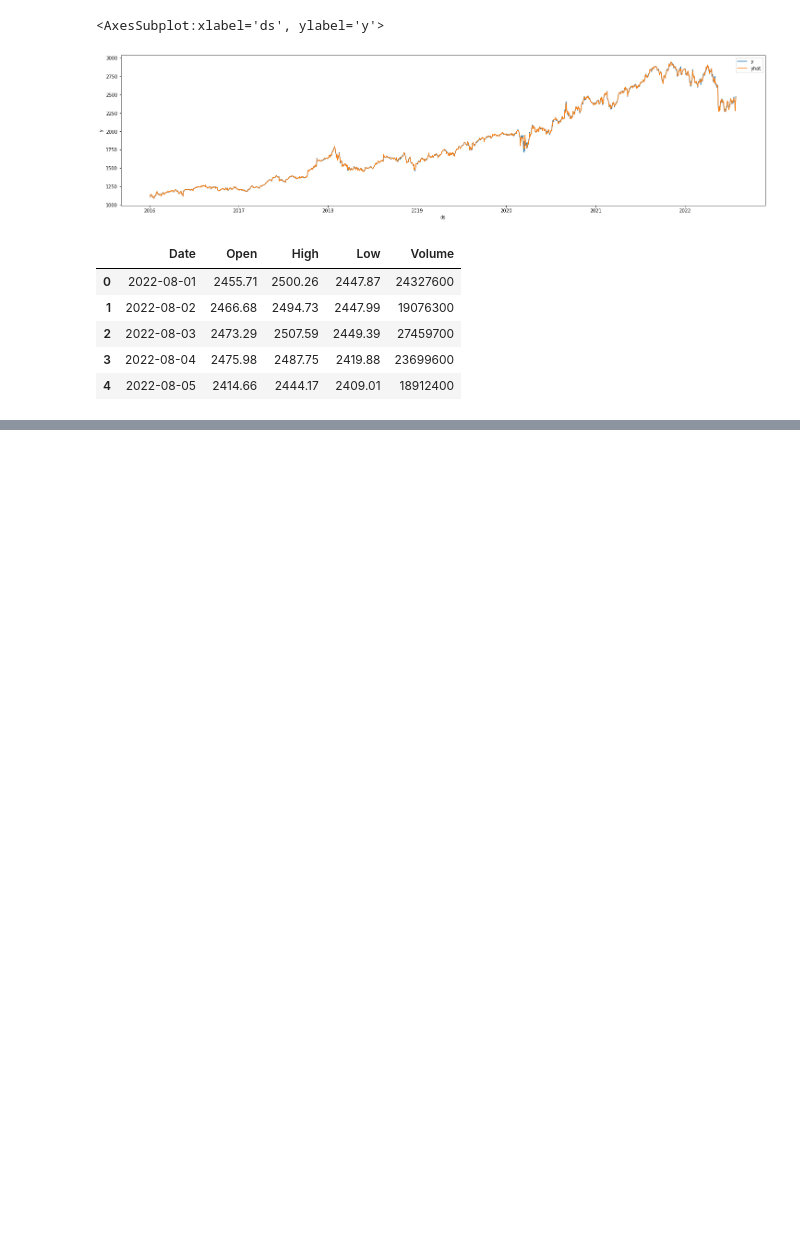
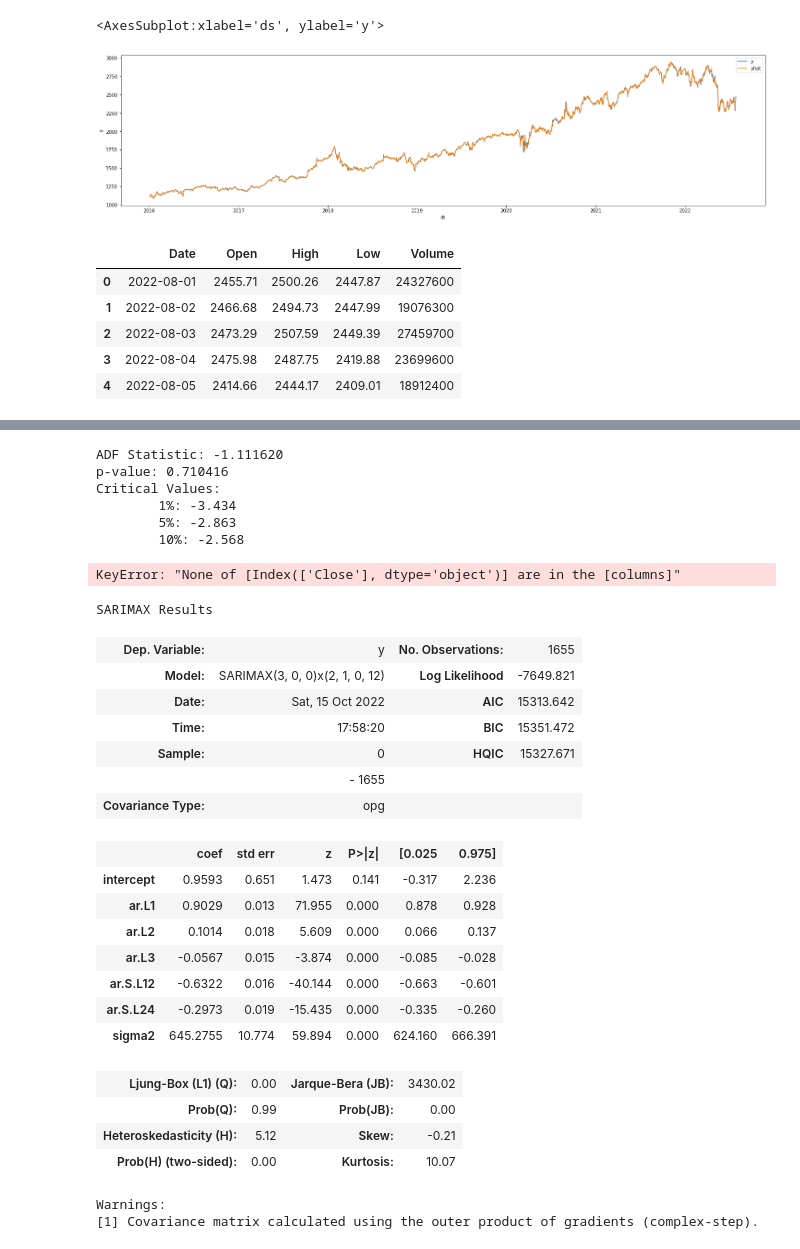
Before and after one commit to MadKauSing/kaggle-DA-MI, a Jupyter notebook: data-analytics-ue20cs312/test.ipynb, the cells around one changed output, grey strips where cells are left out. Cells and saved outputs as stored; diff of their text form; code cells hidden in the pictures; blank space fills up the shorter version.

Commit message:
sktime

```diff
--- a/data-analytics-ue20cs312/test.ipynb
+++ b/data-analytics-ue20cs312/test.ipynb
@@ -217,0 +254,19 @@ ans.to_csv('./ans.csv',index=False)
+# %%
+import sktime as skt
+# dickey fuller test for determining if data is stationary
+from statsmodels.tsa.stattools import adfuller
+df_test=df['Open']
+# df_test.dtypes
+result = adfuller(df_test)
+print('ADF Statistic: %f' % result[0])
+print('p-value: %f' % result[1])
+print('Critical Values:')
+for key, value in result[4].items():
+  print('\t%s: %.3f' % (key, value))
+# %% [output]
+ADF Statistic: -1.111620
+p-value: 0.710416
+Critical Values:
+        1%: -3.434
+        5%: -2.863
+        10%: -2.568
@@ -217,0 +276,38 @@ ans.to_csv('./ans.csv',index=False)
+# %%
+import pmdarima as pm
+sxmodel = pm.auto_arima(df[['Close']], exogenous=df[['Volume']],
+                           start_p=1, start_q=1,
+                           test='adf',
+                           max_p=3, max_q=3, m=12,
+                           start_P=0, seasonal=True,
+                           d=None, D=1, trace=True,
+                           error_action='ignore',
+                           suppress_warnings=True,
+                           stepwise=True)
+# %% [output]
+KeyError: "None of [Index(['Close'], dtype='object')] are in the [columns]"
+# %%
+sxmodel.summary()
+# %% [output]
+SARIMAX Results
+| Dep. Variable: | y | No. Observations: | 1655 |
+| Model: | SARIMAX(3, 0, 0)x(2, 1, 0, 12) | Log Likelihood | -7649.821 |
+| Date: | Sat, 15 Oct 2022 | AIC | 15313.642 |
+| Time: | 17:58:20 | BIC | 15351.472 |
+| Sample: | 0 | HQIC | 15327.671 |
+|  | - 1655 |  |  |
+| Covariance Type: | opg |  |  |
+|  | coef | std err | z | P>|z| | [0.025 | 0.975] |
+| intercept | 0.9593 | 0.651 | 1.473 | 0.141 | -0.317 | 2.236 |
+| ar.L1 | 0.9029 | 0.013 | 71.955 | 0.000 | 0.878 | 0.928 |
+| ar.L2 | 0.1014 | 0.018 | 5.609 | 0.000 | 0.066 | 0.137 |
+| ar.L3 | -0.0567 | 0.015 | -3.874 | 0.000 | -0.085 | -0.028 |
+| ar.S.L12 | -0.6322 | 0.016 | -40.144 | 0.000 | -0.663 | -0.601 |
+| ar.S.L24 | -0.2973 | 0.019 | -15.435 | 0.000 | -0.335 | -0.260 |
+| sigma2 | 645.2755 | 10.774 | 59.894 | 0.000 | 624.160 | 666.391 |
+| Ljung-Box (L1) (Q): | 0.00 | Jarque-Bera (JB): | 3430.02 |
+| Prob(Q): | 0.99 | Prob(JB): | 0.00 |
+| Heteroskedasticity (H): | 5.12 | Skew: | -0.21 |
+| Prob(H) (two-sided): | 0.00 | Kurtosis: | 10.07 |
+Warnings:
+[1] Covariance matrix calculated using the outer product of gradients (complex-step).
```
Also changed, not shown: parts of 23 cells of this notebook.
